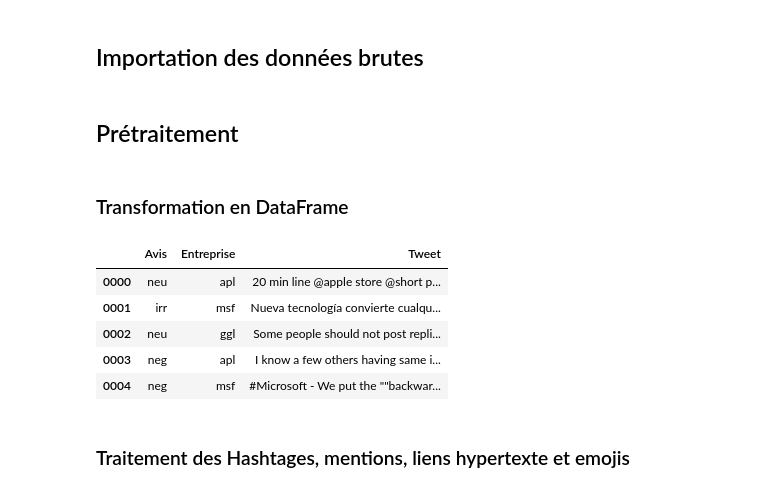
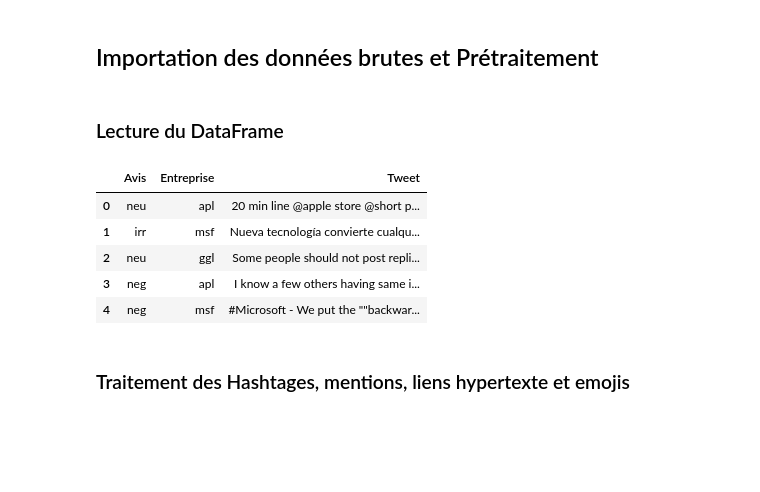
Before and after one commit to al-one-zero/extraction, a Jupyter notebook: notebooks/nnlm.ipynb, the cells around one changed output. Cells and saved outputs as stored; diff of their text form; code cells hidden in the pictures; blank space fills up the shorter version.

```diff
--- a/notebooks/nnlm.ipynb
+++ b/notebooks/nnlm.ipynb
@@ -7,4 +9,4 @@ import preprocessing
 pd.set_option('max_colwidth', 100)
 pd.set_option('display.width', 2000)
 # %% [markdown]
-## Importation des données brutes
+## Importation des données brutes et Prétraitement
@@ -25,17 +13,15 @@ for line in lines:
-# %% [markdown]
-## Prétraitement
 # %% [markdown]
-### Transformation en DataFrame
+### Lecture du DataFrame
-# %%
-df = pd.DataFrame({"Avis" : revs, "Entreprise" : comps, "Tweet" : txts}, index = ids)
-df.head(5)
-# %% [output]
-|  | Avis | Entreprise | Tweet |
-| 0000 | neu | apl | 20 min line @apple store @short p... |
-| 0001 | irr | msf | Nueva tecnología convierte cualqu... |
-| 0002 | neu | ggl | Some people should not post repli... |
-| 0003 | neg | apl | I know a few others having same i... |
-| 0004 | neg | msf | #Microsoft - We put the ""backwar... |
+# %%
+df = preprocessing.read_txt_file()
+df.head(5)
+# %% [output]
+|  | Avis | Entreprise | Tweet |
+| 0 | neu | apl | 20 min line @apple store @short p... |
+| 1 | irr | msf | Nueva tecnología convierte cualqu... |
+| 2 | neu | ggl | Some people should not post repli... |
+| 3 | neg | apl | I know a few others having same i... |
+| 4 | neg | msf | #Microsoft - We put the ""backwar... |
 # %% [markdown]
 ### Traitement des Hashtages, mentions, liens hypertexte et emojis
 # %%
```
Also changed, not shown: parts of 3 cells of this notebook, 7 other files.
